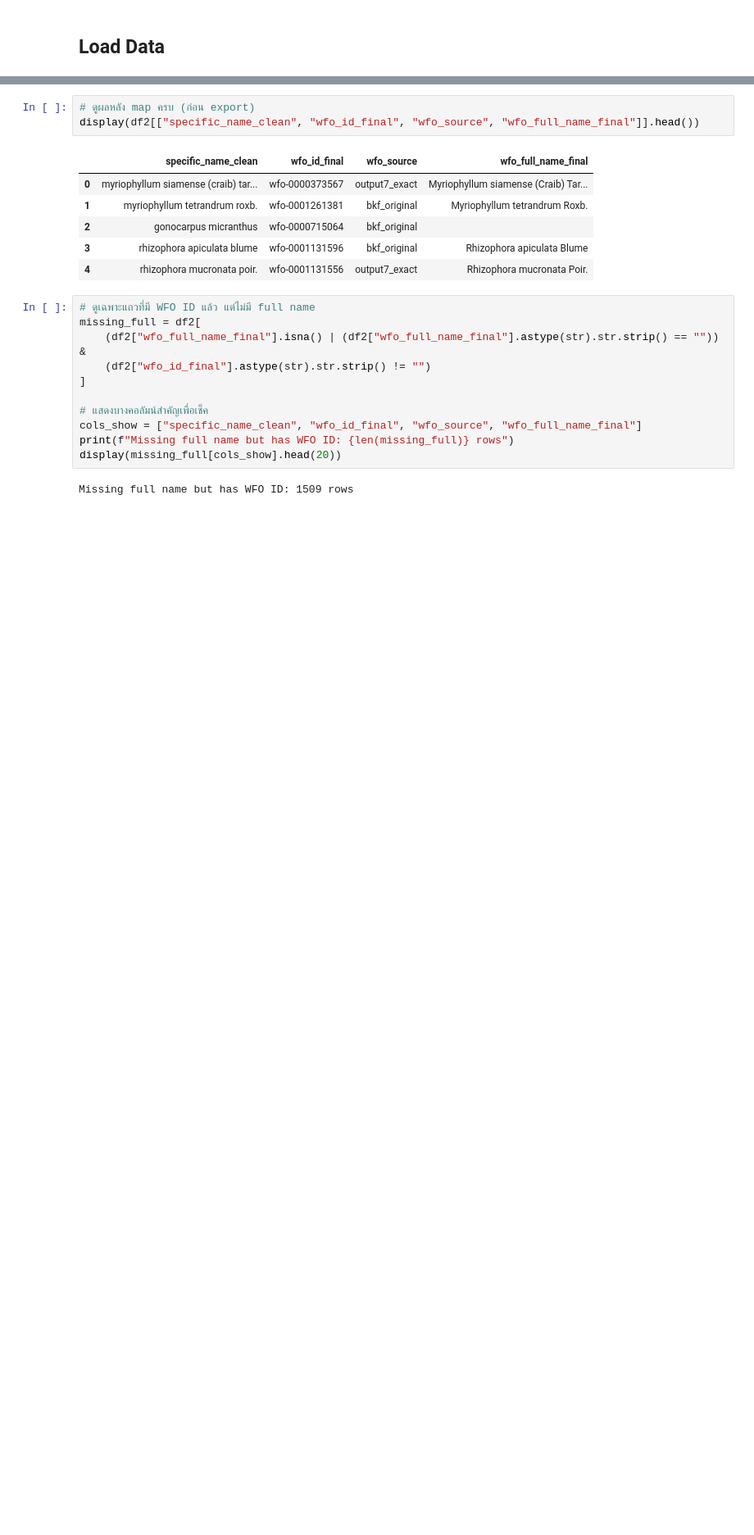
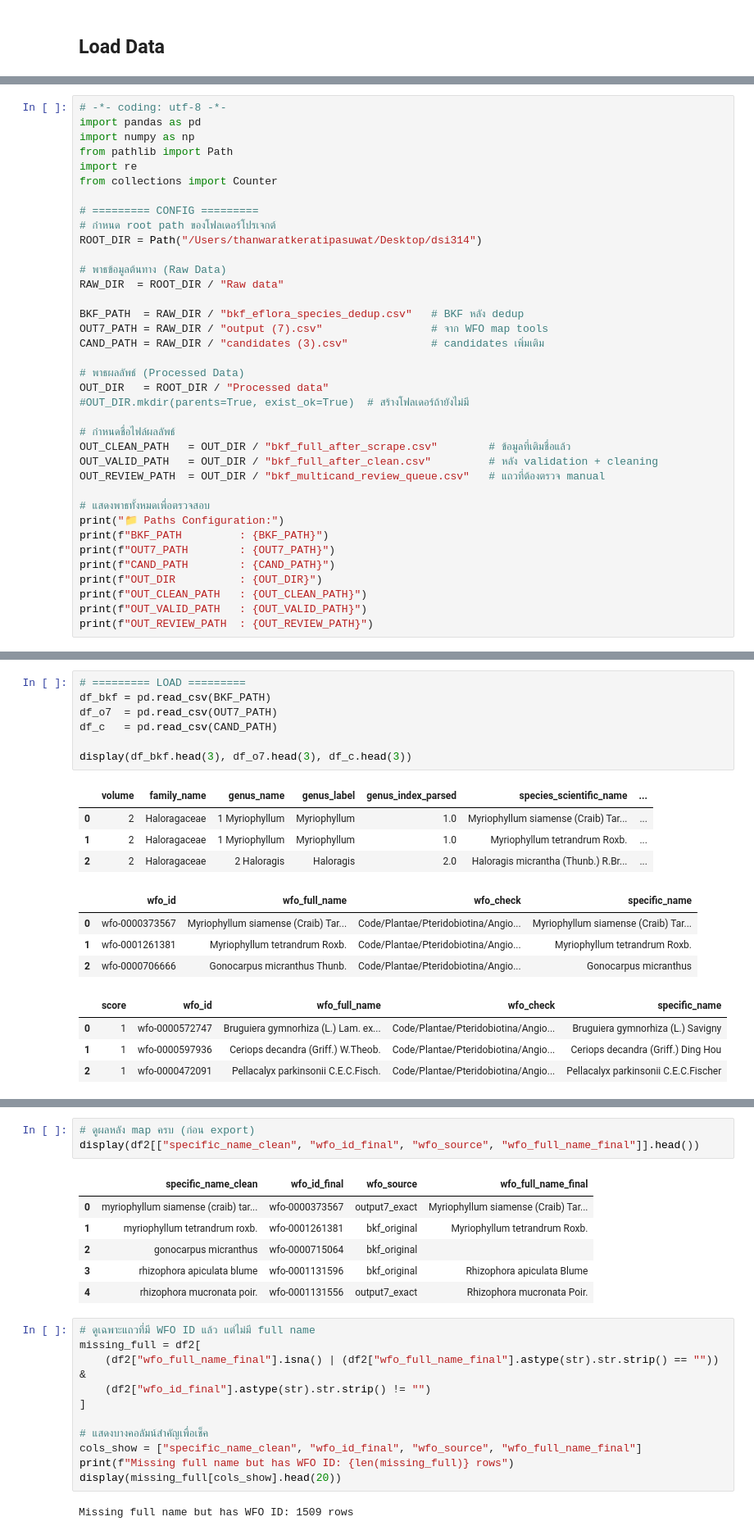
Before and after one commit to gigieee/Releaf, a Jupyter notebook: Scripts/clean_flower_name.ipynb, the cells around one changed output, grey strips where cells are left out. Shown: that part at 82% size. Saved outputs shown, nothing was run; the diff lists cells and outputs as text; blank space fills up the shorter version.

Commit message:
Still clean

```diff
--- a/Scripts/clean_flower_name.ipynb
+++ b/Scripts/clean_flower_name.ipynb
@@ -17,0 +5,37 @@ OUT_DIR    = "."
+# %%
+# -*- coding: utf-8 -*-
+import pandas as pd
+import numpy as np
+from pathlib import Path
+import re
+from collections import Counter
+
+# ========= CONFIG =========
+# กำหนด root path ของโฟลเดอร์โปรเจกต์
+ROOT_DIR = Path("/Users/thanwaratkeratipasuwat/Desktop/dsi314")
+
+# พาธข้อมูลต้นทาง (Raw Data)
+RAW_DIR  = ROOT_DIR / "Raw data"
+
+BKF_PATH  = RAW_DIR / "bkf_eflora_species_dedup.csv"   # BKF หลัง dedup
+OUT7_PATH = RAW_DIR / "output (7).csv"                 # จาก WFO map tools
+CAND_PATH = RAW_DIR / "candidates (3).csv"             # candidates เพิ่มเติม
+
+# พาธผลลัพธ์ (Processed Data)
+OUT_DIR   = ROOT_DIR / "Processed data"
+#OUT_DIR.mkdir(parents=True, exist_ok=True)  # สร้างโฟลเดอร์ถ้ายังไม่มี
+
+# กำหนดชื่อไฟล์ผลลัพธ์
+OUT_CLEAN_PATH   = OUT_DIR / "bkf_full_after_scrape.csv"        # ข้อมูลที่เติมชื่อแล้ว
+OUT_VALID_PATH   = OUT_DIR / "bkf_full_after_clean.csv"         # หลัง validation + cleaning
+OUT_REVIEW_PATH  = OUT_DIR / "bkf_multicand_review_queue.csv"   # แถวที่ต้องตรวจ manual
+
+# แสดงพาธทั้งหมดเพื่อตรวจสอบ
+print("📁 Paths Configuration:")
+print(f"BKF_PATH         : {BKF_PATH}")
+print(f"OUT7_PATH        : {OUT7_PATH}")
+print(f"CAND_PATH        : {CAND_PATH}")
+print(f"OUT_DIR          : {OUT_DIR}")
+print(f"OUT_CLEAN_PATH   : {OUT_CLEAN_PATH}")
+print(f"OUT_VALID_PATH   : {OUT_VALID_PATH}")
+print(f"OUT_REVIEW_PATH  : {OUT_REVIEW_PATH}")
@@ -17,0 +104,20 @@ OUT_DIR    = "."
+# %%
+# ========= LOAD =========
+df_bkf = pd.read_csv(BKF_PATH)
+df_o7  = pd.read_csv(OUT7_PATH)
+df_c   = pd.read_csv(CAND_PATH)
+
+display(df_bkf.head(3), df_o7.head(3), df_c.head(3))
+# %% [output]
+|  | volume | family_name | genus_name | genus_label | genus_index_parsed | species_scientific_name | ... |
+| 0 | 2 | Haloragaceae | 1 Myriophyllum | Myriophyllum | 1.0 | Myriophyllum siamense (Craib) Tar... | ... |
+| 1 | 2 | Haloragaceae | 1 Myriophyllum | Myriophyllum | 1.0 | Myriophyllum tetrandrum Roxb. | ... |
+| 2 | 2 | Haloragaceae | 2 Haloragis | Haloragis | 2.0 | Haloragis micrantha (Thunb.) R.Br... | ... |
+|  | wfo_id | wfo_full_name | wfo_check | specific_name |
+| 0 | wfo-0000373567 | Myriophyllum siamense (Craib) Tar... | Code/Plantae/Pteridobiotina/Angio... | Myriophyllum siamense (Craib) Tar... |
+| 1 | wfo-0001261381 | Myriophyllum tetrandrum Roxb. | Code/Plantae/Pteridobiotina/Angio... | Myriophyllum tetrandrum Roxb. |
+| 2 | wfo-0000706666 | Gonocarpus micranthus Thunb. | Code/Plantae/Pteridobiotina/Angio... | Gonocarpus micranthus |
+|  | score | wfo_id | wfo_full_name | wfo_check | specific_name |
+| 0 | 1 | wfo-0000572747 | Bruguiera gymnorhiza (L.) Lam. ex... | Code/Plantae/Pteridobiotina/Angio... | Bruguiera gymnorhiza (L.) Savigny |
+| 1 | 1 | wfo-0000597936 | Ceriops decandra (Griff.) W.Theob. | Code/Plantae/Pteridobiotina/Angio... | Ceriops decandra (Griff.) Ding Hou |
+| 2 | 1 | wfo-0000472091 | Pellacalyx parkinsonii C.E.C.Fisch. | Code/Plantae/Pteridobiotina/Angio... | Pellacalyx parkinsonii C.E.C.Fischer |
```
Also changed, not shown: parts of 31 cells of this notebook, 7 other files.
